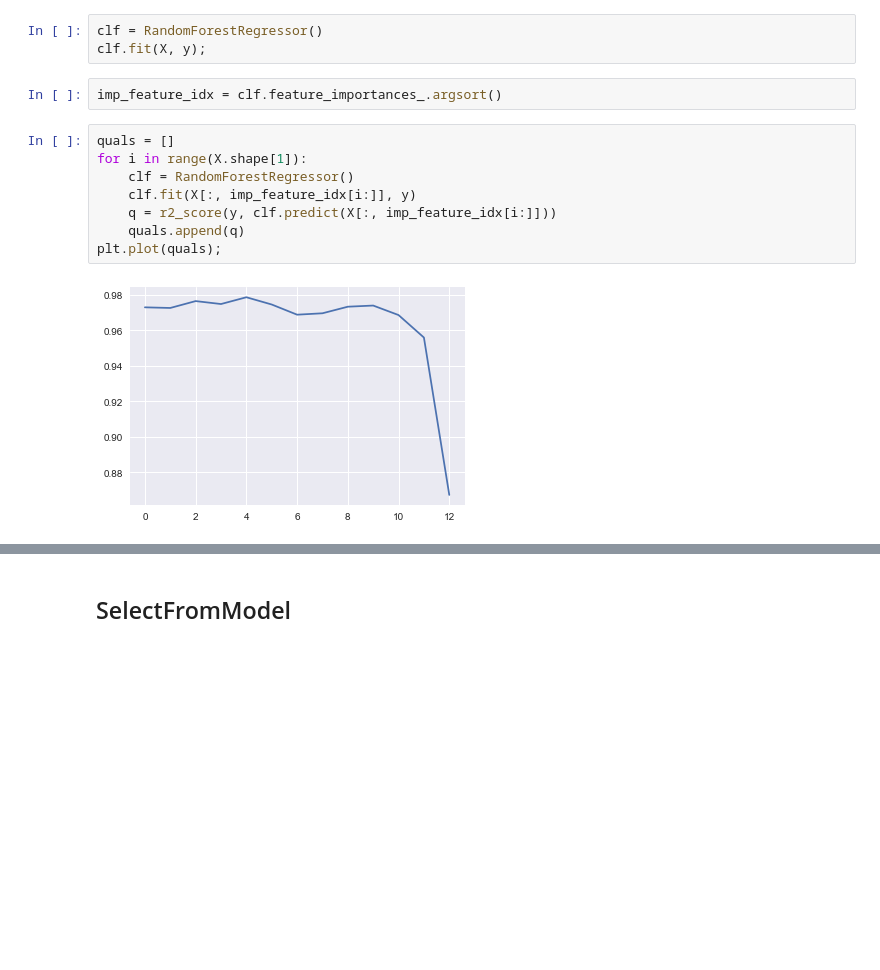
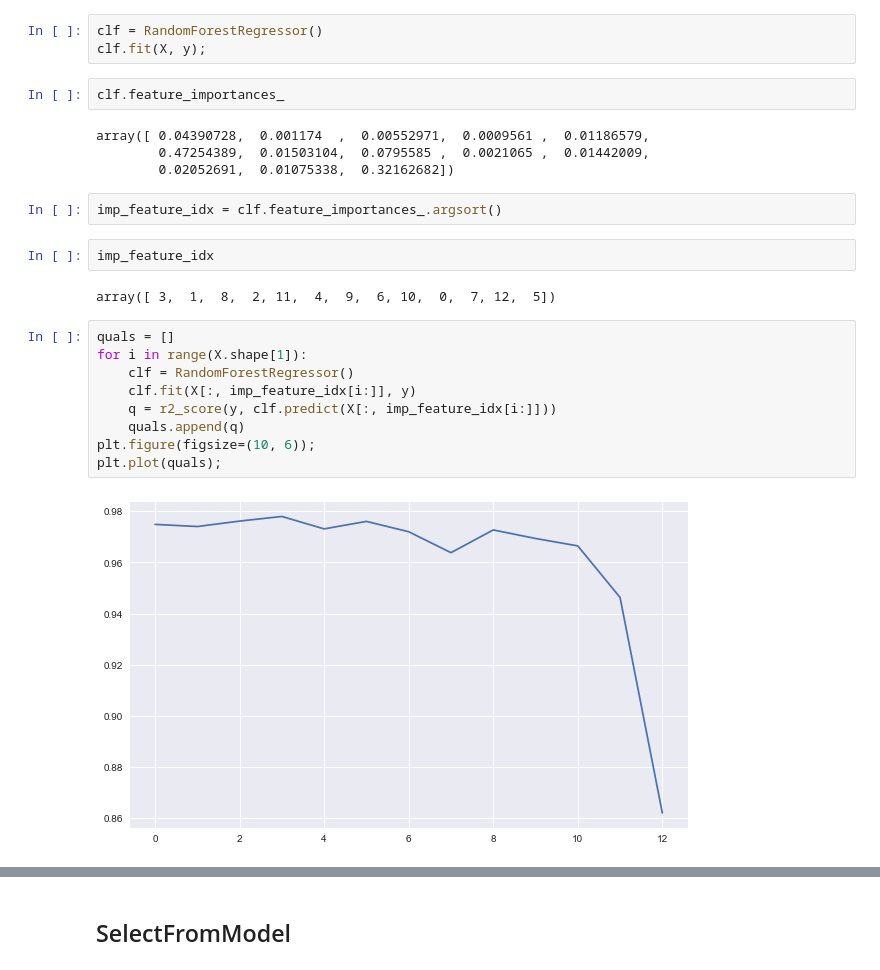
Before and after one commit to olferuk/MLSummerSchool, a Jupyter notebook: 5. Отбор признаков.ipynb, the cells around one changed output, grey strips where cells are left out. Drawn from its saved outputs; the diff is of its cells as text; blank space fills up the shorter version.

```diff
--- a/5. Отбор признаков.ipynb
+++ b/5. Отбор признаков.ipynb
@@ -187,18 +195,29 @@ from sklearn.ensemble import RandomForestRegressor
 # %%
 clf = RandomForestRegressor()
 clf.fit(X, y);
+# %%
+clf.feature_importances_
+# %% [output]
+array([ 0.04390728,  0.001174  ,  0.00552971,  0.0009561 ,  0.01186579,
+        0.47254389,  0.01503104,  0.0795585 ,  0.0021065 ,  0.01442009,
+        0.02052691,  0.01075338,  0.32162682])
 # %%
 imp_feature_idx = clf.feature_importances_.argsort()
+# %%
+imp_feature_idx
+# %% [output]
+array([ 3,  1,  8,  2, 11,  4,  9,  6, 10,  0,  7, 12,  5])
 # %%
 quals = []
 for i in range(X.shape[1]):
     clf = RandomForestRegressor()
     clf.fit(X[:, imp_feature_idx[i:]], y)
     q = r2_score(y, clf.predict(X[:, imp_feature_idx[i:]]))
     quals.append(q)
+plt.figure(figsize=(10, 6));
 plt.plot(quals);
 # %% [output]
-[figure, old version]
+[figure, new version]
 # %%
 max(quals)
 # %% [output]
```
Also changed, not shown: parts of 14 cells of this notebook, 4 other files.
